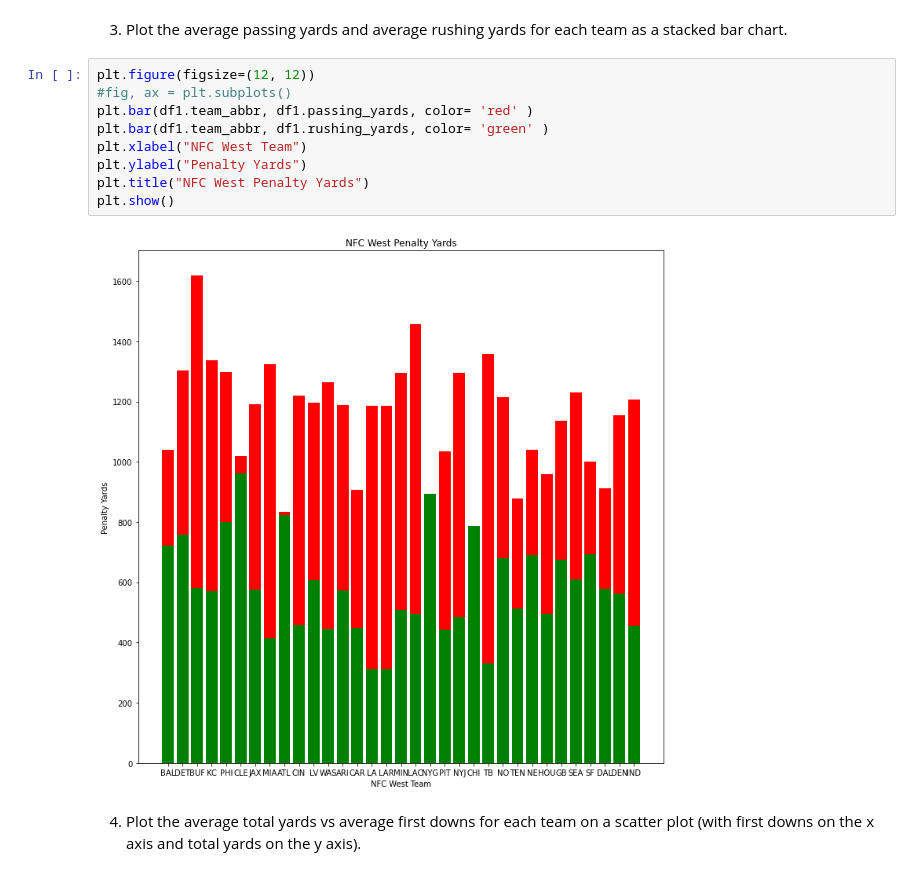
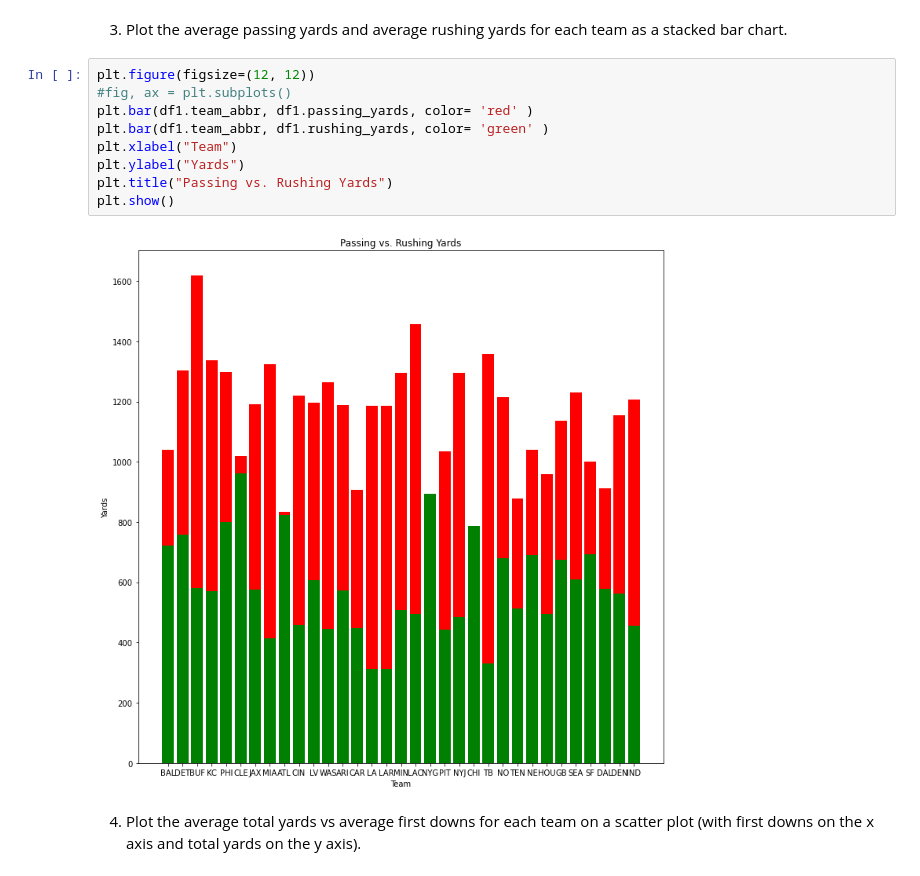
Before and after one commit to AveryH6/cis277-fa22-Lab5, a Jupyter notebook: Lab5.ipynb, the cells around one changed output. Cells and saved outputs as stored; diff of their text form.

```diff
--- a/Lab5.ipynb
+++ b/Lab5.ipynb
@@ -101,14 +101,14 @@ barhplot
 # %%
 plt.figure(figsize=(12, 12))
 #fig, ax = plt.subplots()
 plt.bar(df1.team_abbr, df1.passing_yards, color= 'red' )
 plt.bar(df1.team_abbr, df1.rushing_yards, color= 'green' )
-plt.xlabel("NFC West Team")
-plt.ylabel("Penalty Yards")
-plt.title("NFC West Penalty Yards")
+plt.xlabel("Team")
+plt.ylabel("Yards")
+plt.title("Passing vs. Rushing Yards")
 plt.show()
 # %% [output]
-[figure, old version]
+[figure, new version]
 # %% [markdown]
 4. Plot the average total yards vs average first downs for each team on a scatter plot (with first downs on the x axis and total yards on the y axis).
 # %%
```
